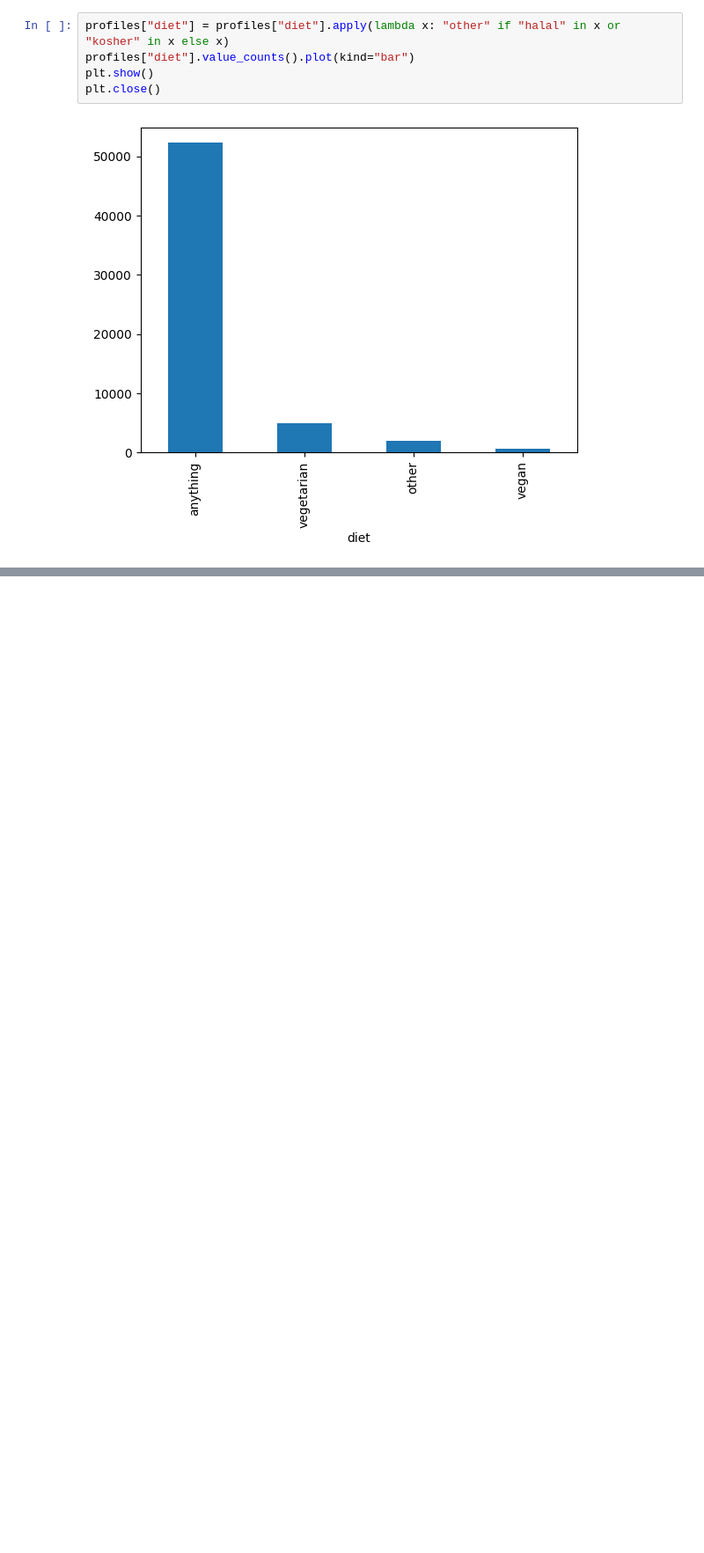
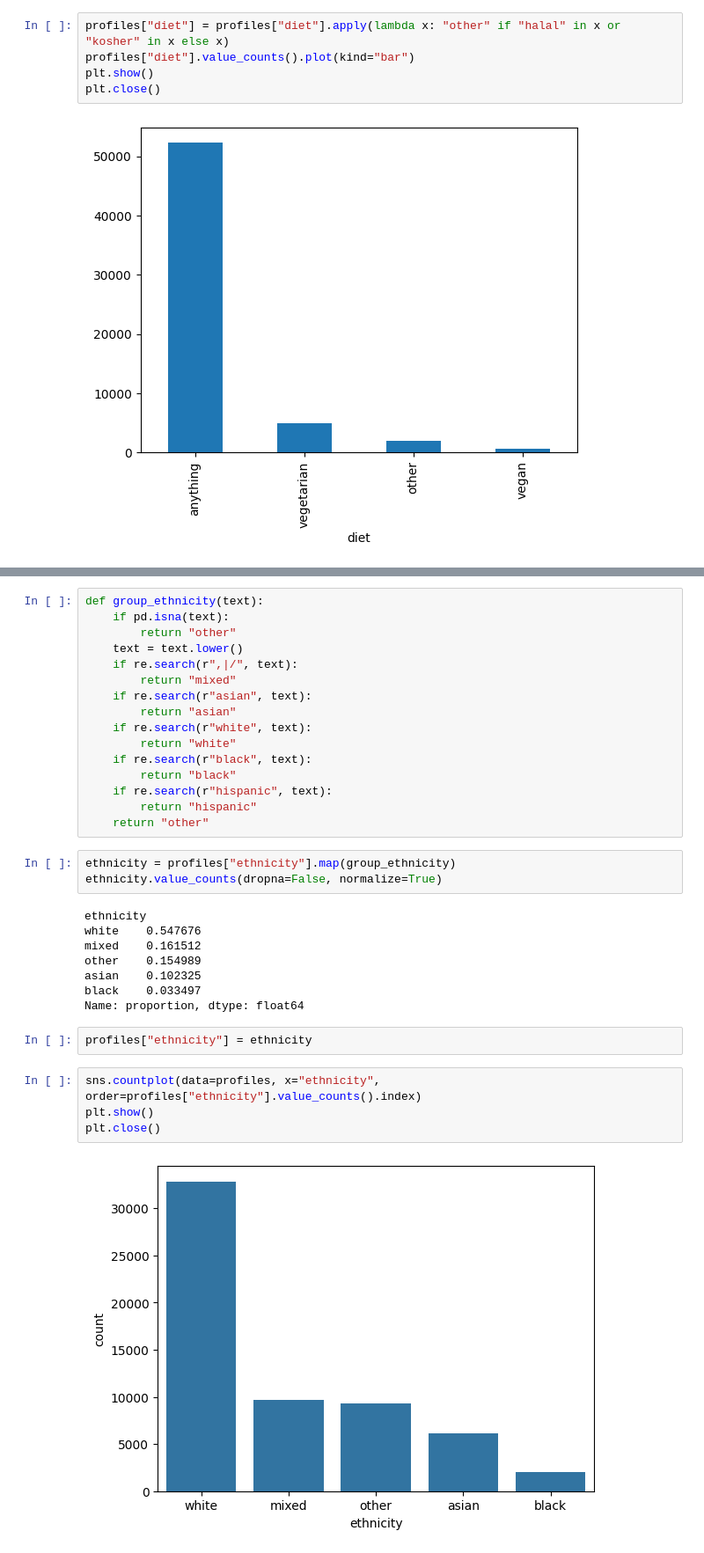
Before and after one commit to vickpat1/Portfolio-Data-Science, a Jupyter notebook: Date App/date-a-scientist.ipynb, the cells around one changed output, grey strips where cells are left out. Shown at 88% size. Drawn from its saved outputs; the diff is of its cells as text; blank space fills up the shorter version.

```diff
--- a/Date App/date-a-scientist.ipynb
+++ b/Date App/date-a-scientist.ipynb
@@ -238,0 +394,35 @@ plt.close()
+# %%
+def group_ethnicity(text):
+    if pd.isna(text):
+        return "other"
+    text = text.lower()
+    if re.search(r",|/", text):
+        return "mixed"
+    if re.search(r"asian", text):
+        return "asian"
+    if re.search(r"white", text):
+        return "white"
+    if re.search(r"black", text):
+        return "black"
+    if re.search(r"hispanic", text):
+        return "hispanic"
+    return "other"
+# %%
+ethnicity = profiles["ethnicity"].map(group_ethnicity)
+ethnicity.value_counts(dropna=False, normalize=True)
+# %% [output]
+ethnicity
+white    0.547676
+mixed    0.161512
+other    0.154989
+asian    0.102325
+black    0.033497
+Name: proportion, dtype: float64
+# %%
+profiles["ethnicity"] = ethnicity
+# %%
+sns.countplot(data=profiles, x="ethnicity", order=profiles["ethnicity"].value_counts().index)
+plt.show()
+plt.close()
+# %% [output]
+[figure, added]
```
Also changed, not shown: parts of 56 cells of this notebook.
